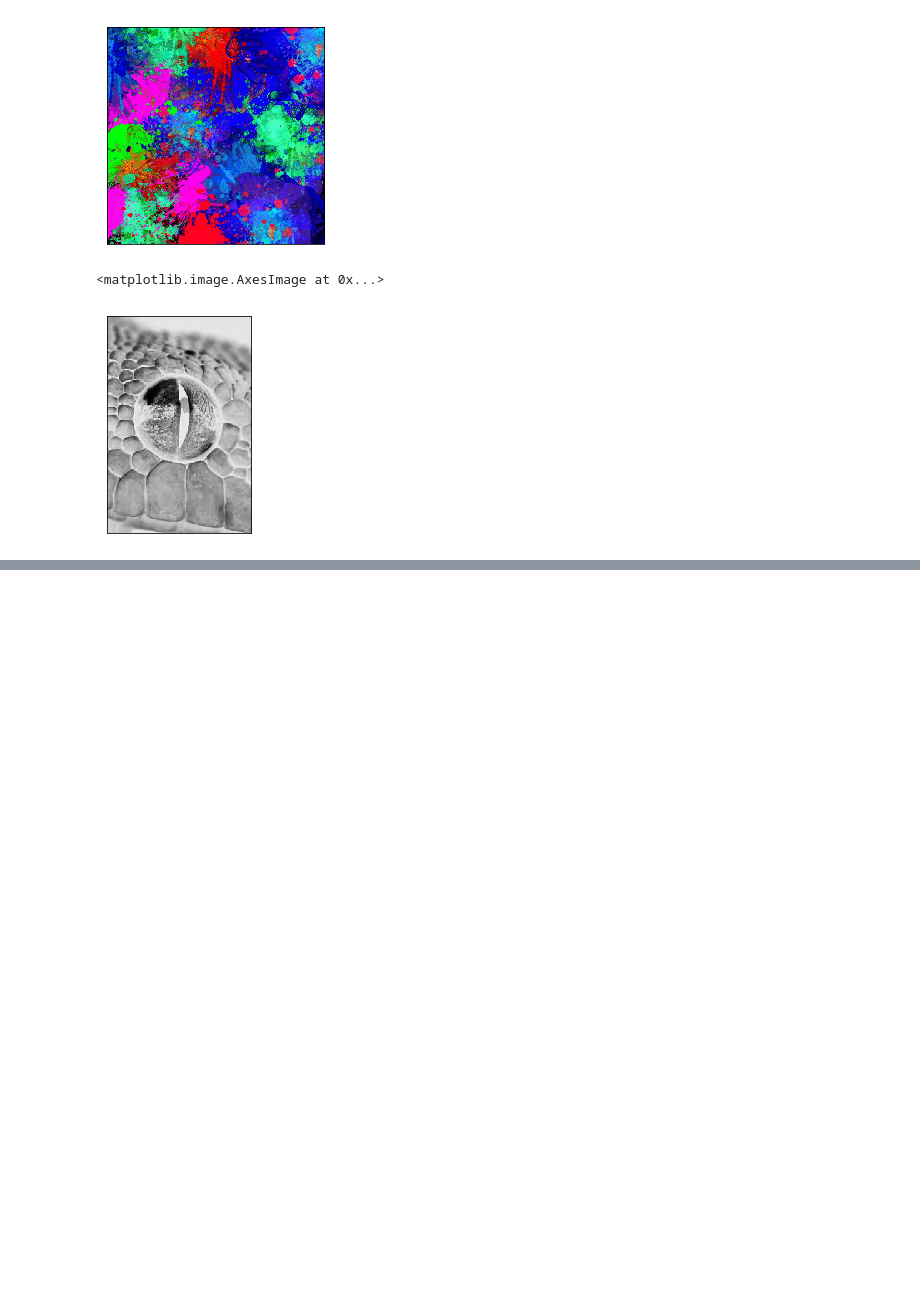
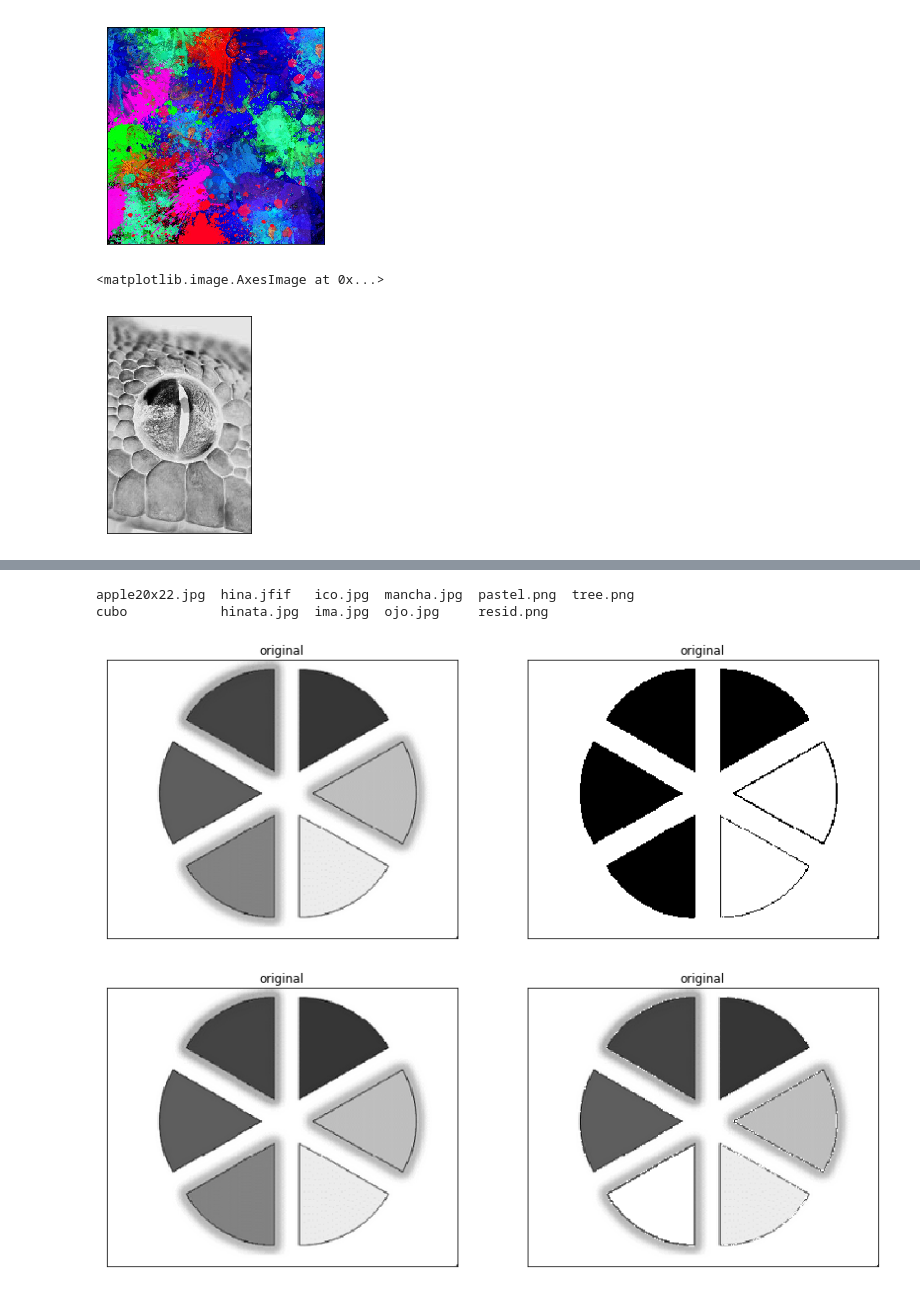
Before and after one commit to Hachiman999/Colab-imagen, a Jupyter notebook: interpolacion_transformacion.ipynb, the cells around one changed output, grey strips where cells are left out. Saved outputs shown, nothing was run; the diff lists cells and outputs as text; code cells hidden in the pictures; blank space fills up the shorter version.

```diff
--- a/interpolacion_transformacion.ipynb
+++ b/interpolacion_transformacion.ipynb
@@ -167,0 +208,26 @@ negativo(69)
+# %%
+!ls
+def binari2(img , min=10,max=60):
+  img= cv2.imread(img,cv2.IMREAD_GRAYSCALE)
+  row, column = img.shape
+  imgl = np.zeros((row,column), dtype='uint8')
+
+  min_ = min
+  max_ = max
+
+  for x in range(0,row):
+    for y in range(0,column):
+      r =img[x][y]
+      if min_ <=r and r <=max_:
+        imgl[x][y] =255
+      else:
+        imgl[x][y] = img[x][y]
+  mostrar2_gris(img,imgl)
+  return
+binari('pastel.png',125,150)
+binari2('pastel.png',125,150)
+# %% [output]
+apple20x22.jpg  hina.jfif   ico.jpg  mancha.jpg  pastel.png  tree.png
+cubo            hinata.jpg  ima.jpg  ojo.jpg     resid.png
+[figure, added]
+[figure, added]
```
Also changed, not shown: parts of 11 cells of this notebook.
